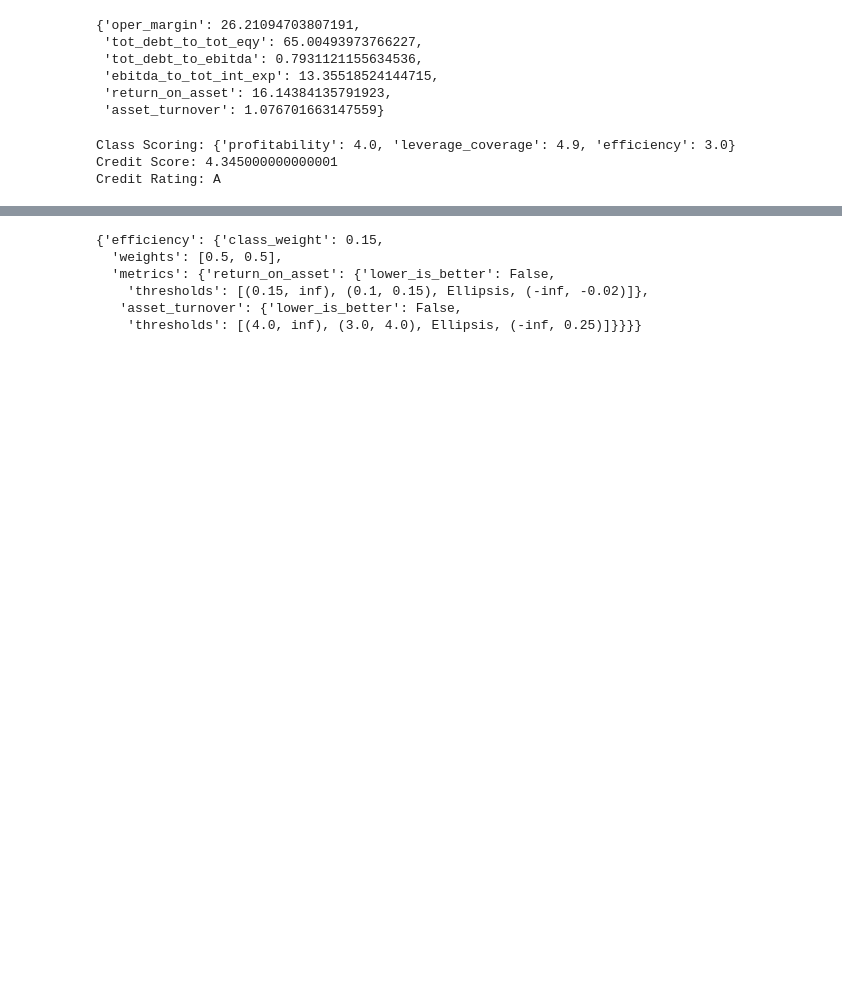
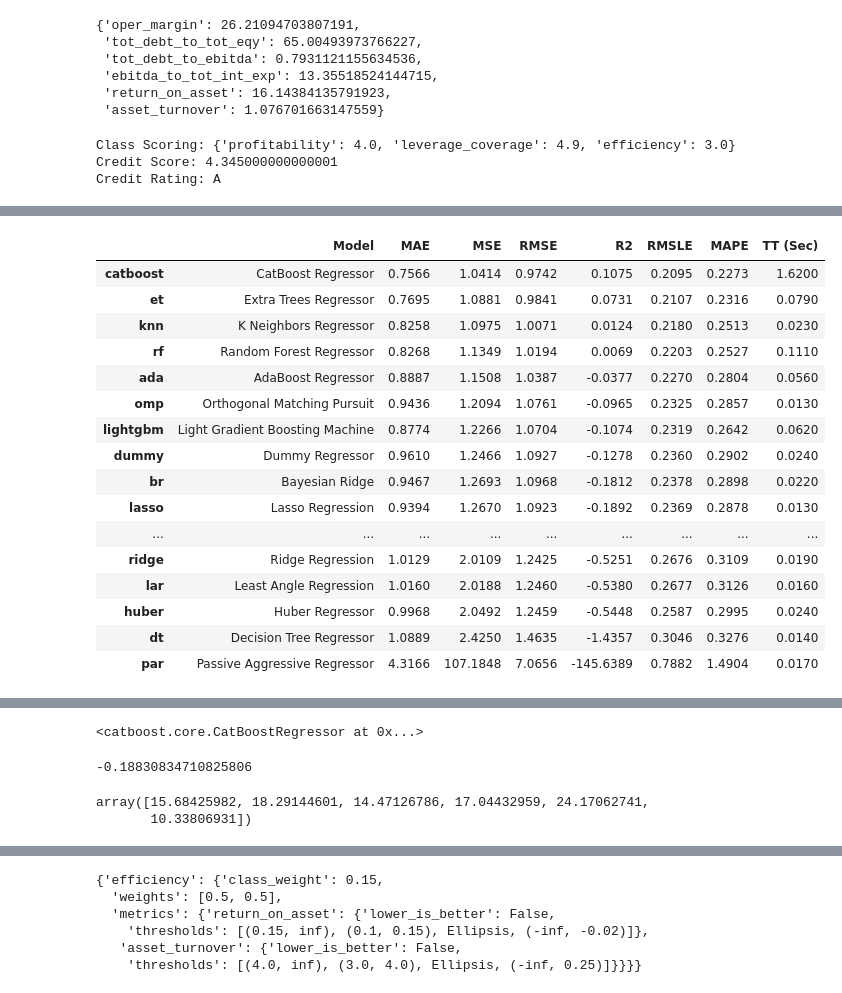
Before and after one commit to thabangndhlovu/HELLO_CREDIT, a Jupyter notebook: training.ipynb, the cells around one changed output, grey strips where cells are left out. Drawn from its saved outputs; the diff is of its cells as text; code cells hidden in the pictures; blank space fills up the shorter version.

```diff
--- a/training.ipynb
+++ b/training.ipynb
@@ -266,0 +249,3 @@ df
+# %%
+best = compare_models()
+# %% [output]
@@ -266,0 +253,17 @@ df
+|  | Model | MAE | MSE | RMSE | R2 | RMSLE | MAPE | TT (Sec) |
+| catboost | CatBoost Regressor | 0.7566 | 1.0414 | 0.9742 | 0.1075 | 0.2095 | 0.2273 | 1.6200 |
+| et | Extra Trees Regressor | 0.7695 | 1.0881 | 0.9841 | 0.0731 | 0.2107 | 0.2316 | 0.0790 |
+| knn | K Neighbors Regressor | 0.8258 | 1.0975 | 1.0071 | 0.0124 | 0.2180 | 0.2513 | 0.0230 |
+| rf | Random Forest Regressor | 0.8268 | 1.1349 | 1.0194 | 0.0069 | 0.2203 | 0.2527 | 0.1110 |
+| ada | AdaBoost Regressor | 0.8887 | 1.1508 | 1.0387 | -0.0377 | 0.2270 | 0.2804 | 0.0560 |
+| omp | Orthogonal Matching Pursuit | 0.9436 | 1.2094 | 1.0761 | -0.0965 | 0.2325 | 0.2857 | 0.0130 |
+| lightgbm | Light Gradient Boosting Machine | 0.8774 | 1.2266 | 1.0704 | -0.1074 | 0.2319 | 0.2642 | 0.0620 |
+| dummy | Dummy Regressor | 0.9610 | 1.2466 | 1.0927 | -0.1278 | 0.2360 | 0.2902 | 0.0240 |
+| br | Bayesian Ridge | 0.9467 | 1.2693 | 1.0968 | -0.1812 | 0.2378 | 0.2898 | 0.0220 |
+| lasso | Lasso Regression | 0.9394 | 1.2670 | 1.0923 | -0.1892 | 0.2369 | 0.2878 | 0.0130 |
+| ... | ... | ... | ... | ... | ... | ... | ... | ... |
+| ridge | Ridge Regression | 1.0129 | 2.0109 | 1.2425 | -0.5251 | 0.2676 | 0.3109 | 0.0190 |
+| lar | Least Angle Regression | 1.0160 | 2.0188 | 1.2460 | -0.5380 | 0.2677 | 0.3126 | 0.0160 |
+| huber | Huber Regressor | 0.9968 | 2.0492 | 1.2459 | -0.5448 | 0.2587 | 0.2995 | 0.0240 |
+| dt | Decision Tree Regressor | 1.0889 | 2.4250 | 1.4635 | -1.4357 | 0.3046 | 0.3276 | 0.0140 |
+| par | Passive Aggressive Regressor | 4.3166 | 107.1848 | 7.0656 | -145.6389 | 0.7882 | 1.4904 | 0.0170 |
@@ -266,0 +271,13 @@ df
+# %%
+best
+# %% [output]
+<catboost.core.CatBoostRegressor at 0x...>
+# %%
+best.score(model.X_test_transformed, model.y_test_transformed)
+# %% [output]
+-0.18830834710825806
+# %%
+best.feature_importances_
+# %% [output]
+array([15.68425982, 18.29144601, 14.47126786, 17.04432959, 24.17062741,
+       10.33806931])
```
Also changed, not shown: parts of 26 cells of this notebook, 9 other files.
